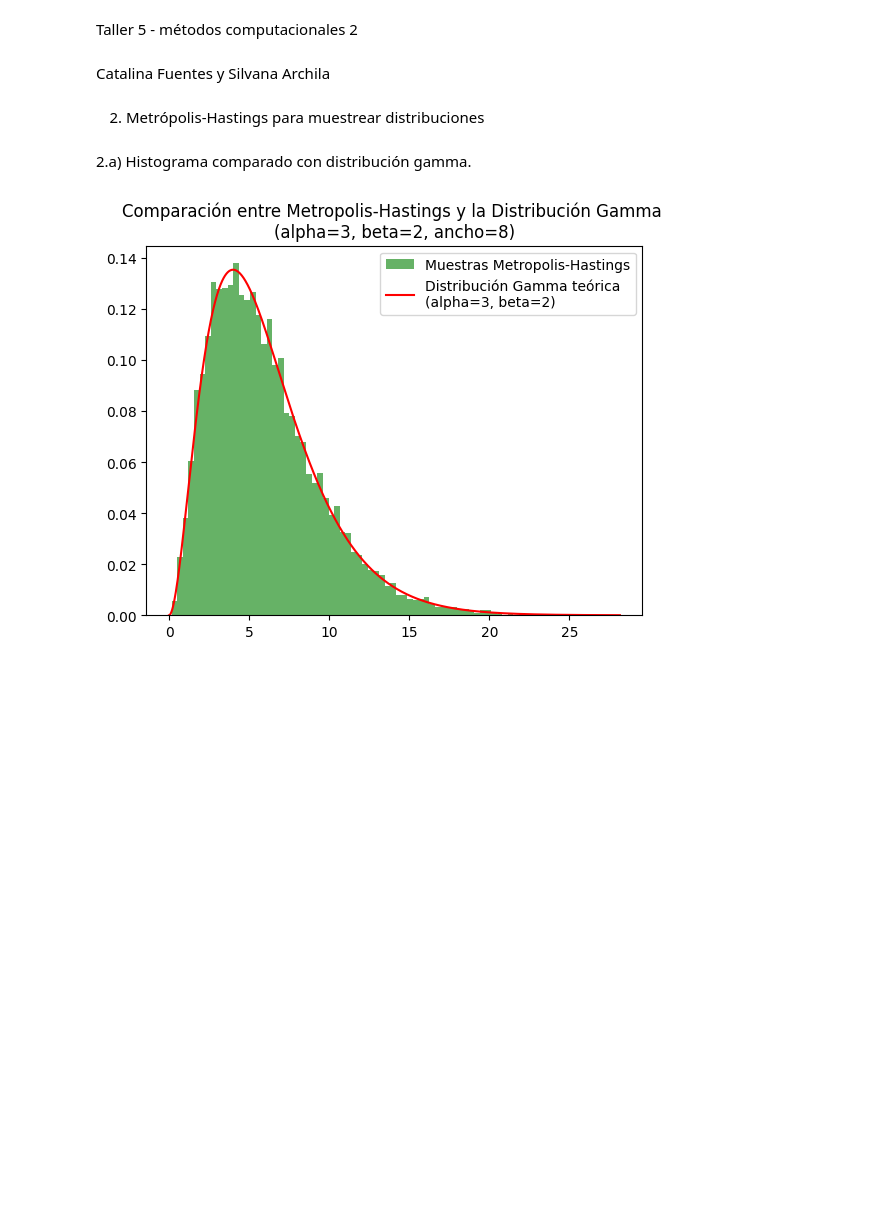
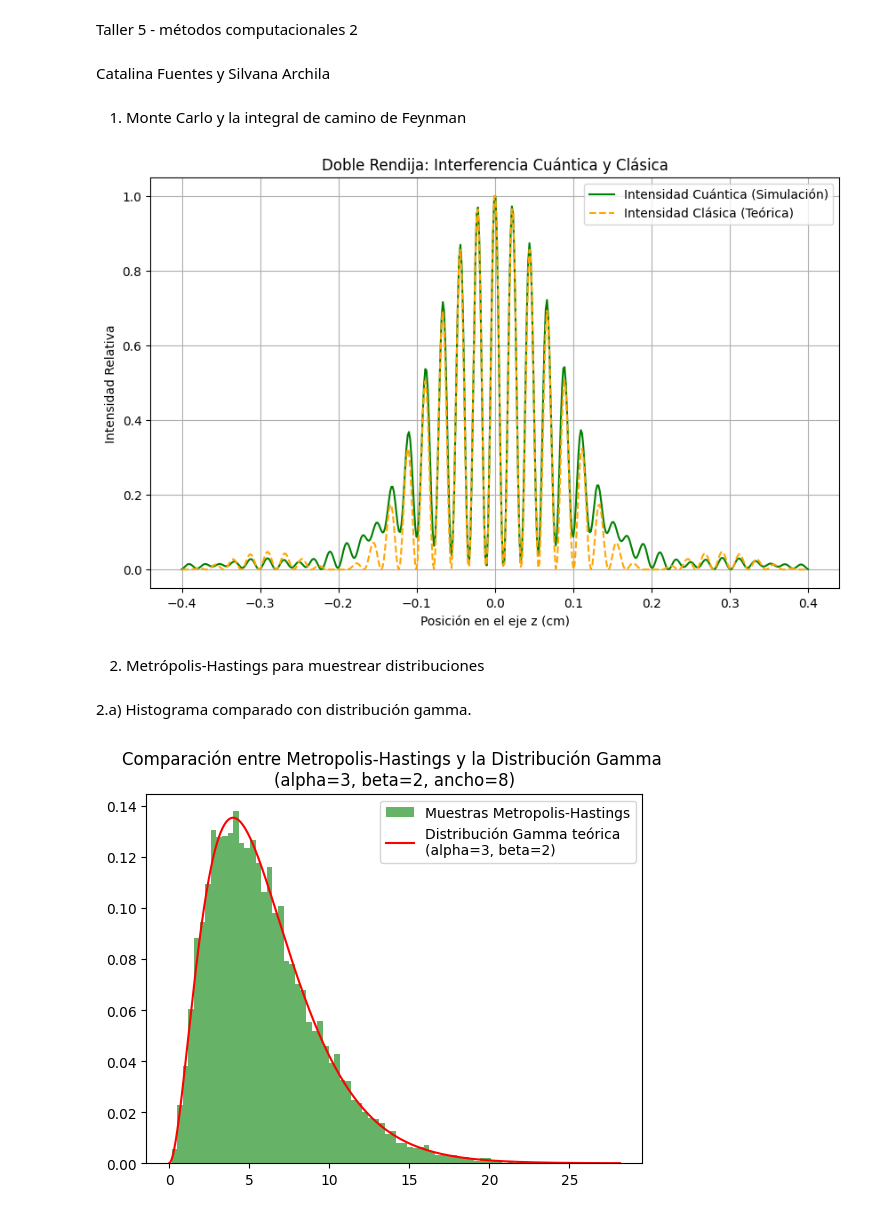
Before and after one commit to sarchilagomez1/MetodosComputacionales2-Fuentes-Archila, a Jupyter notebook: Taller5_fuentesarchila.ipynb, the cells around one changed output. Drawn from its saved outputs; the diff is of its cells as text; code cells hidden in the pictures; blank space fills up the shorter version.

```diff
--- a/Taller5_fuentesarchila.ipynb
+++ b/Taller5_fuentesarchila.ipynb
@@ -2,6 +2,59 @@
 Taller 5 - métodos computacionales 2
 # %% [markdown]
 Catalina Fuentes y Silvana Archila
+# %% [markdown]
+1.  Monte Carlo y la integral de camino de Feynman
+# %%
+import numpy as np
+import matplotlib.pyplot as plt
+
+
+def intensidad_cuantica(posicion):
+    integrando = np.exp((2j * np.pi * (distancia1 + distancia2)) / longitud_onda) * \
+                 np.exp((1j * np.pi) / (longitud_onda * distancia1)) * (muestras_x - muestras_y)**2 * \
+                 np.exp((1j * np.pi / (longitud_onda * distancia1)) * (posicion - muestras_y)**2)
+    return np.abs(np.mean(integrando))**2
+
+def intensidad_clasica(posicion):
+    angulo = np.arctan(posicion / distancia2)
+    termino_sinc = (np.sinc((ancho_rendija / longitud_onda) * np.sin(angulo)))**2
+    termino_cos = np.cos((np.pi * separacion / longitud_onda) * np.sin(angulo))**2
+    return termino_cos * termino_sinc
+
+#Parámetros
+distancia1 = 30
+distancia2 = 30
+longitud_onda = 670e-7
+ancho_total = 0.1
+ancho_rendija = 0.01
+separacion = 0.09
+muestras = 100000
+rango_posicion = np.linspace(-0.4, 0.4, 500)
+
+#Genero muestras
+muestras_x = np.random.uniform(-ancho_total / 2, ancho_total / 2, muestras)
+muestras_y = np.concatenate((
+    np.random.uniform(-ancho_rendija / 2 - separacion / 2, ancho_rendija / 2 - separacion / 2, muestras // 2),
+    np.random.uniform(separacion / 2 - ancho_rendija / 2, separacion / 2 + ancho_rendija / 2, muestras // 2)
+))
+
+intensidades_cuanticas = np.array([intensidad_cuantica(pos) for pos in rango_posicion])
+intensidades_cuanticas /= np.max(intensidades_cuanticas)
+
+intensidades_clasicas = np.array([intensidad_clasica(pos) for pos in rango_posicion])
+intensidades_clasicas /= np.max(intensidades_clasicas)
+
+plt.figure(figsize=(10, 6))
+plt.plot(rango_posicion, intensidades_cuanticas, label='Intensidad Cuántica (Simulación)', color='green')
+plt.plot(rango_posicion, intensidades_clasicas, label='Intensidad Clásica (Teórica)', color='orange', linestyle='--')
+plt.xlabel('Posición en el eje z (cm)')
+plt.ylabel('Intensidad Relativa')
+plt.title('Doble Rendija: Interferencia Cuántica y Clásica')
+plt.legend()
+plt.grid(True)
+plt.show()
+# %% [output]
+[figure, added]
 # %% [markdown]
 2. Metrópolis-Hastings para muestrear distribuciones
 # %% [markdown]
```
